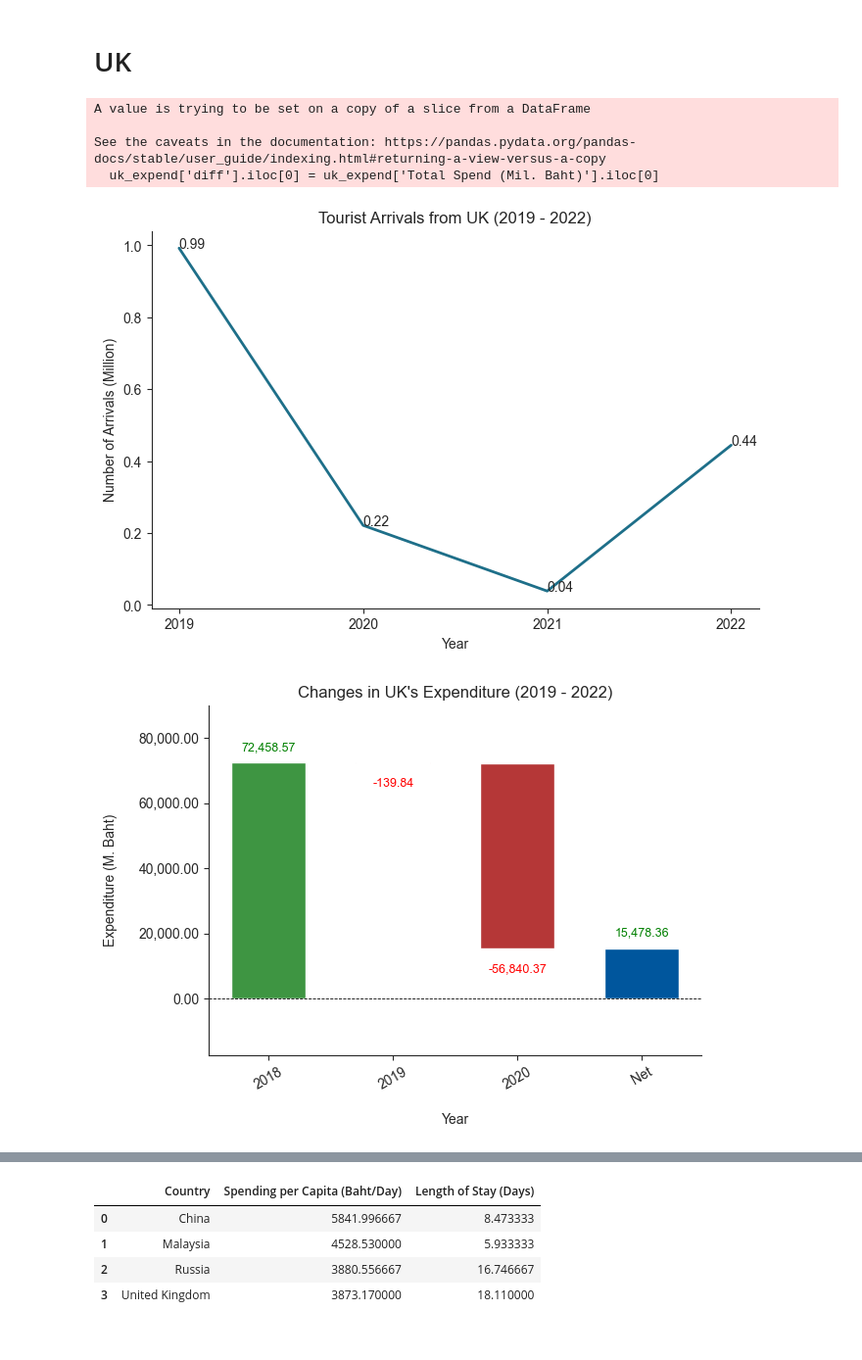
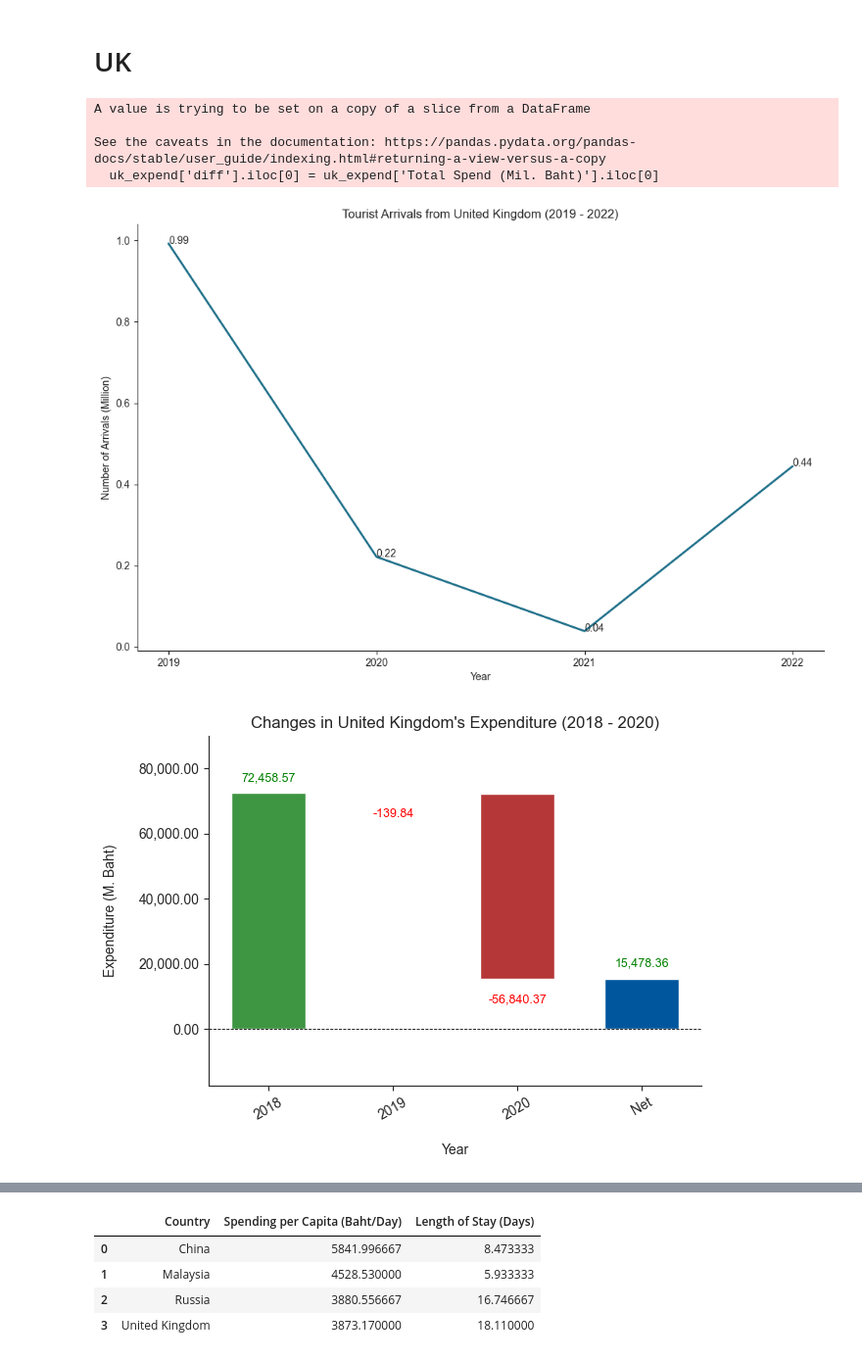
Before and after one commit to eatrabyo/dads-5001-mini-project, a Jupyter notebook: Analysis.ipynb, the cells around one changed output, grey strips where cells are left out. Shown: that part at 98% size. Saved outputs shown, nothing was run; the diff lists cells and outputs as text; code cells hidden in the pictures.

```diff
--- a/Analysis.ipynb
+++ b/Analysis.ipynb
@@ -328,7 +328,7 @@ fig, axes1 = plt.subplots(1, 1, figsize=(12, 7.5))
 axes1.plot(Malay_num['year'], Malay_num['num_arrival'],color='#1E6F89',linewidth = 2)
 axes1.set_title('Tourist Arrivals from Malaysia (2019 - 2022)')
 axes1.set_xlabel('Year')
-axes1.set_ylabel('Number of arrivals (Million)')
+axes1.set_ylabel('Number of Arrivals (Million)')
 
 # Add annotations for base_pct_change values
 for x, y in zip(Malay_num['year'], Malay_num['num_arrival']):
@@ -344,7 +344,7 @@ waterfall_china = waterfall_chart.plot(Malay_expend['year'], Malay_expend['diff'
                                   blue_color="#00569D",
                                   green_color="#3E9542",
                                   red_color="#B53737",
-                                  Title="Changes in Malaysia's Expenditure (2019 - 2022)",
+                                  Title="Changes in Malaysia's Expenditure (2018 - 2020)",
                                   x_lab = "Year", y_lab = "Expediture (M. Baht)")
 
 plt.show()
@@ -432,41 +432,41 @@ uk_expend['year'] = uk_expend['year'].astype(str)
 
 
 # Create the subplots
-fig, axes1 = plt.subplots(1, 1, figsize=(8, 5))
+fig, axes1 = plt.subplots(1, 1, figsize=(12, 7.5))
 
 # First subplot: line plot of num_arrival over the years
 axes1.plot(uk['year'], uk['num_arrival'],color='#1E6F89',linewidth = 2)
 axes1.set_title('Number of arrivals from UK')
 axes1.set_xlabel('Year')
 axes1.set_ylabel('Number of arrivals')
 
 # Add annotations for base_pct_change values
 for x, y in zip(uk['year'], uk['num_arrival']):
     axes1.annotate(f'{round(y, 2)}', xy=(x, y), textcoords='data')
 
-axes1.set_title('Tourist Arrivals from UK (2019 - 2022)')
+axes1.set_title('Tourist Arrivals from United Kingdom (2019 - 2022)')
 axes1.set_xlabel('Year')
 axes1.set_ylabel('Number of Arrivals (Million)')
 
 # Second subplot: waterfall chart
 # Plot
 waterfall_china = waterfall_chart.plot(uk_expend['year'], uk_expend['diff'], formatting="{:,.2f}",
                                   net_label="Net",
                                   blue_color="#00569D",
                                   green_color="#3E9542",
                                   red_color="#B53737",
-                                  Title="Changes in UK's Expenditure (2019 - 2022)",
+                                  Title="Changes in United Kingdom's Expenditure (2018 - 2020)",
                                   x_lab = "Year", y_lab = "Expenditure (M. Baht)")
 
 ##axes2.set_ylim(min(China_num_19_21['num_arrival']), max(China_num_19_21['num_arrival']))
 plt.show()
 # %% [output]
 A value is trying to be set on a copy of a slice from a DataFrame
 
 See the caveats in the documentation: https://pandas.pydata.org/pandas-docs/stable/user_guide/indexing.html#returning-a-view-versus-a-copy
   uk_expend['diff'].iloc[0] = uk_expend['Total Spend (Mil. Baht)'].iloc[0]
-[figure, old version]
+[figure, new version]
-[figure, old version]
+[figure, new version]
 # %%
 top_visitor = pd.DataFrame()
 top_visitor = pd.concat([top_visitor,china_expend,Malay_expend,ru_expend,uk_expend])
```
Also changed, not shown: parts of 5 cells of this notebook.
